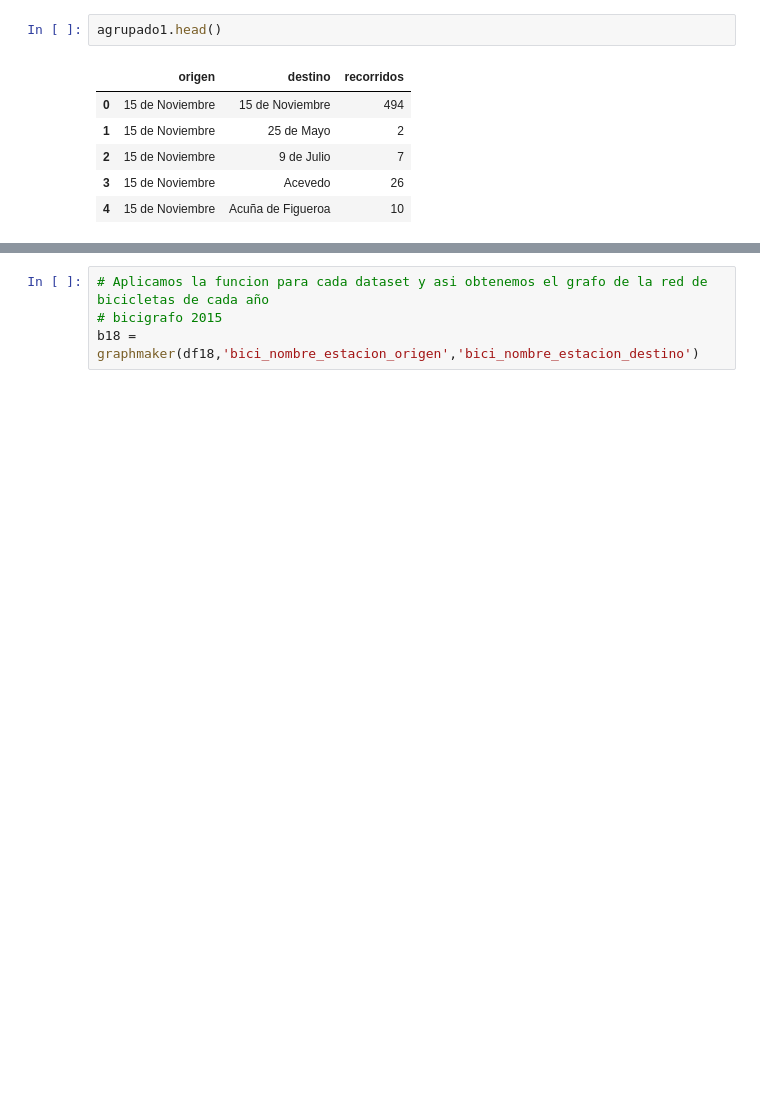
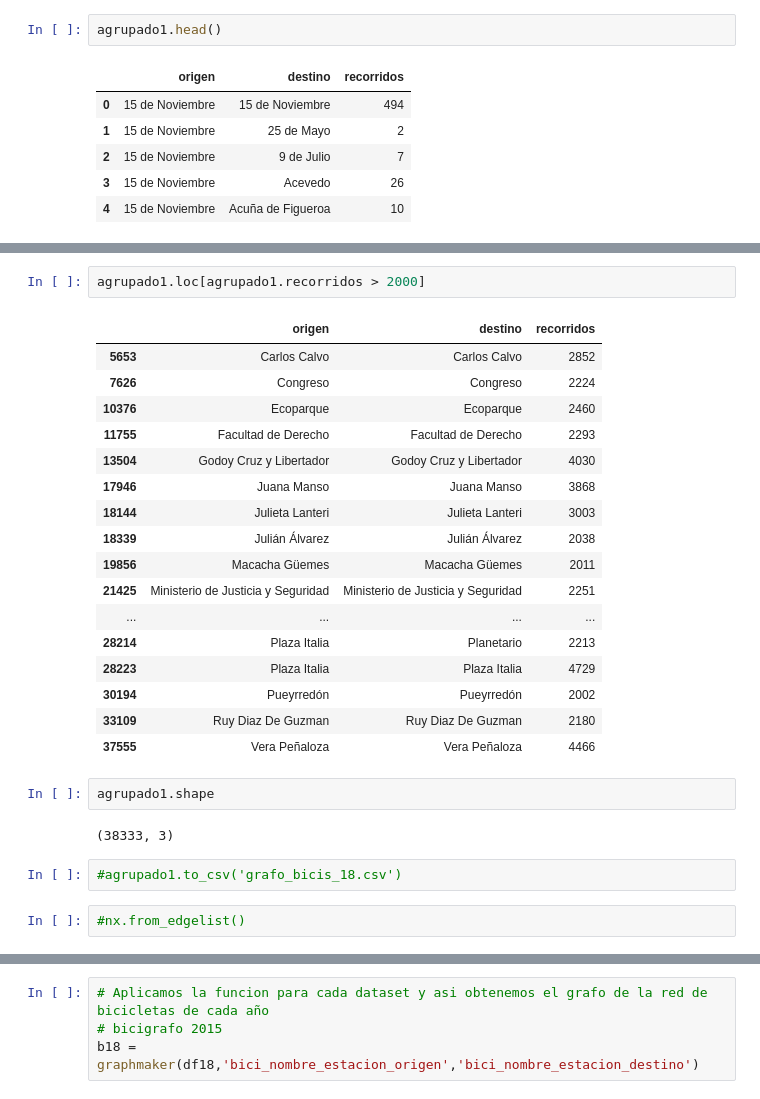
Before and after one commit to billy-mosse/spiderman, a Jupyter notebook: red_bicicletas_networkx_community_detection_martin.ipynb, the cells around one changed output, grey strips where cells are left out. Drawn from its saved outputs; the diff is of its cells as text; blank space fills up the shorter version.

```diff
--- a/red_bicicletas_networkx_community_detection_martin.ipynb
+++ b/red_bicicletas_networkx_community_detection_martin.ipynb
@@ -77,3 +135,31 @@ nx.from_pandas_edgelist()
+# %%
+agrupado1.loc[agrupado1.recorridos > 2000]
+# %% [output]
+|  | origen | destino | recorridos |
+| 5653 | Carlos Calvo | Carlos Calvo | 2852 |
+| 7626 | Congreso | Congreso | 2224 |
+| 10376 | Ecoparque | Ecoparque | 2460 |
+| 11755 | Facultad de Derecho | Facultad de Derecho | 2293 |
+| 13504 | Godoy Cruz y Libertador | Godoy Cruz y Libertador | 4030 |
+| 17946 | Juana Manso | Juana Manso | 3868 |
+| 18144 | Julieta Lanteri | Julieta Lanteri | 3003 |
+| 18339 | Julián Álvarez | Julián Álvarez | 2038 |
+| 19856 | Macacha Güemes | Macacha Güemes | 2011 |
+| 21425 | Ministerio de Justicia y Seguridad | Ministerio de Justicia y Seguridad | 2251 |
+| ... | ... | ... | ... |
+| 28214 | Plaza Italia | Planetario | 2213 |
+| 28223 | Plaza Italia | Plaza Italia | 4729 |
+| 30194 | Pueyrredón | Pueyrredón | 2002 |
+| 33109 | Ruy Diaz De Guzman | Ruy Diaz De Guzman | 2180 |
+| 37555 | Vera Peñaloza | Vera Peñaloza | 4466 |
+# %%
+agrupado1.shape
+# %% [output]
+(38333, 3)
+# %%
+#agrupado1.to_csv('grafo_bicis_18.csv')
+# %%
+#nx.from_edgelist()
 # %%
 # Se crea una funcion para generar el grafo de la red de transporte
 def graphmaker(df, origen, destino):
```
Also changed, not shown: parts of 46 cells of this notebook.
